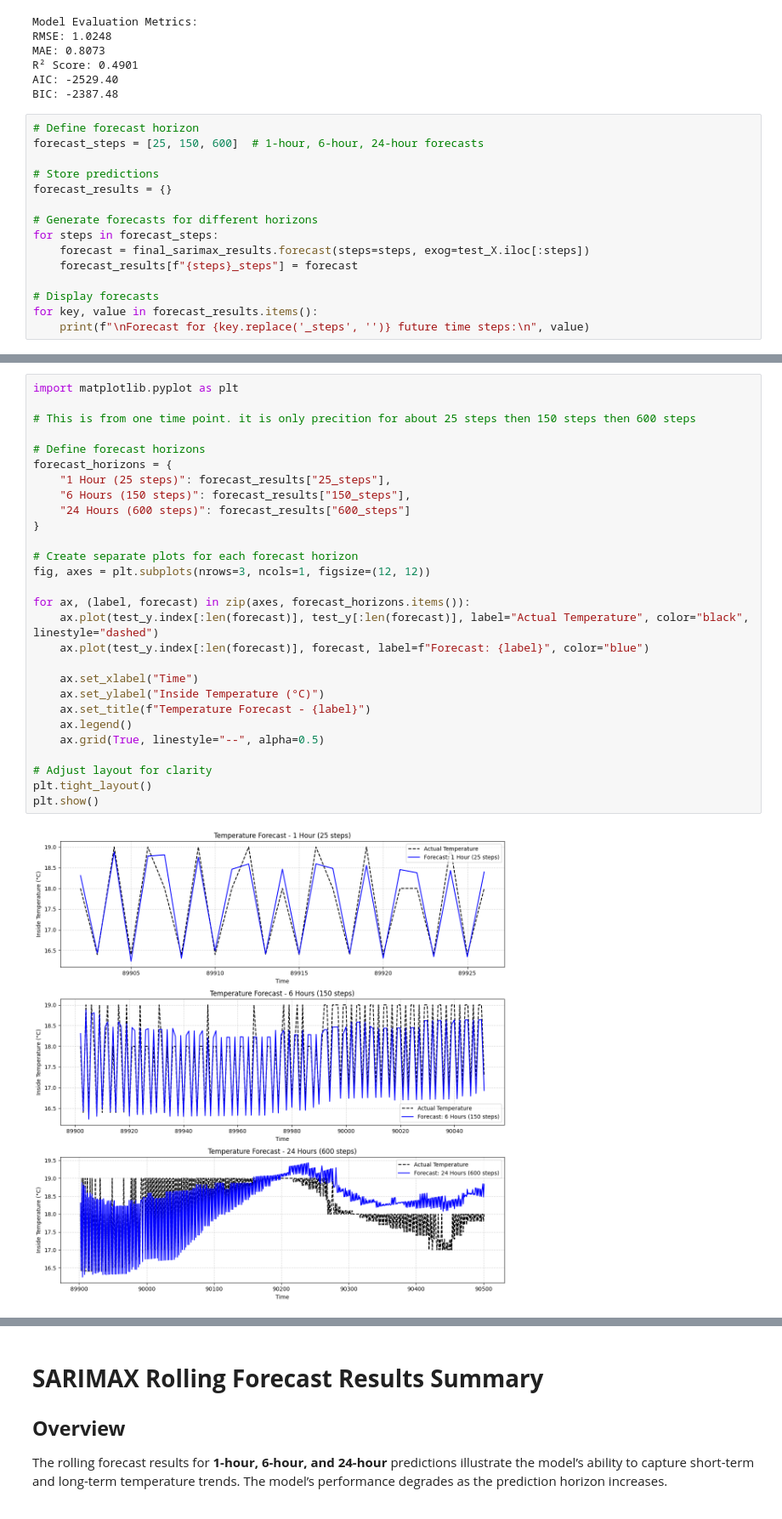
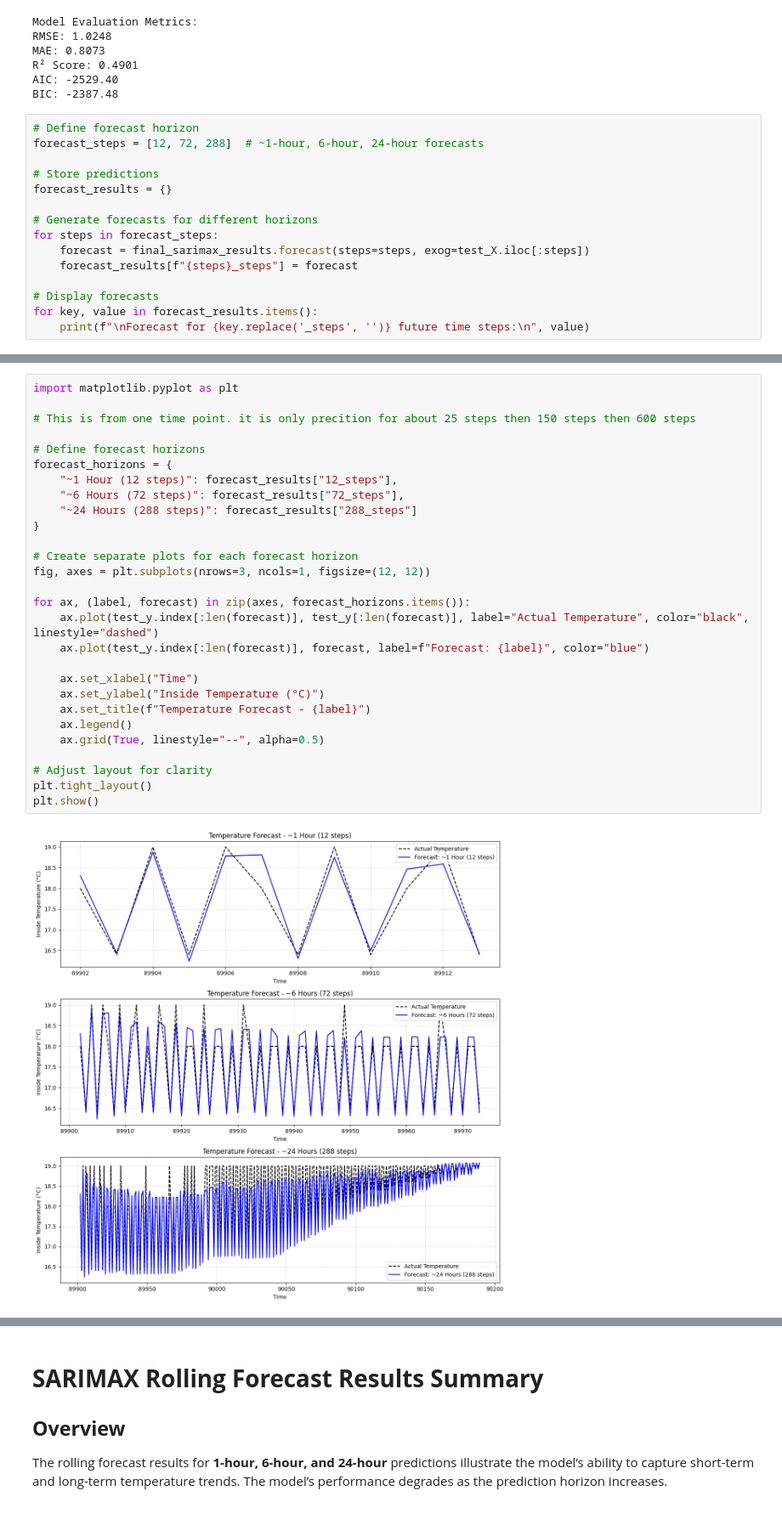
Before and after one commit to oxayavongsa/aai-530-iot, a Jupyter notebook: ARIMA.ipynb, the cells around one changed output, grey strips where cells are left out. Shown at 85% size. Cells and saved outputs as stored; diff of their text form.

Commit message:
updated time frame
had the wrong time frame for an hour 6 hours and 24 hours. now updated it with the correct steps. model looks closer but still similar results from prior

```diff
--- a/ARIMA.ipynb
+++ b/ARIMA.ipynb
@@ -371,7 +371,7 @@ AIC: -2529.40
 BIC: -2387.48
 # %%
 # Define forecast horizon
-forecast_steps = [25, 150, 600]  # 1-hour, 6-hour, 24-hour forecasts
+forecast_steps = [12, 72, 288]  # ~1-hour, 6-hour, 24-hour forecasts
 
 # Store predictions
 forecast_results = {}
@@ -405,31 +405,31 @@ Name: predicted_mean, Length: 600, dtype: float64
 # %%
 import matplotlib.pyplot as plt
 
 # This is from one time point. it is only precition for about 25 steps then 150 steps then 600 steps
 
 # Define forecast horizons
 forecast_horizons = {
-    "1 Hour (25 steps)": forecast_results["25_steps"],
-    "6 Hours (150 steps)": forecast_results["150_steps"],
-    "24 Hours (600 steps)": forecast_results["600_steps"]
+    "~1 Hour (12 steps)": forecast_results["12_steps"],
+    "~6 Hours (72 steps)": forecast_results["72_steps"],
+    "~24 Hours (288 steps)": forecast_results["288_steps"]
 }
 
 # Create separate plots for each forecast horizon
 fig, axes = plt.subplots(nrows=3, ncols=1, figsize=(12, 12))
 
 for ax, (label, forecast) in zip(axes, forecast_horizons.items()):
     ax.plot(test_y.index[:len(forecast)], test_y[:len(forecast)], label="Actual Temperature", color="black", linestyle="dashed")
     ax.plot(test_y.index[:len(forecast)], forecast, label=f"Forecast: {label}", color="blue")
 
     ax.set_xlabel("Time")
     ax.set_ylabel("Inside Temperature (°C)")
     ax.set_title(f"Temperature Forecast - {label}")
     ax.legend()
     ax.grid(True, linestyle="--", alpha=0.5)
 
 # Adjust layout for clarity
 plt.tight_layout()
 plt.show()
 # %% [output]
-[figure, old version]
+[figure, new version]
 # %%
```
Also changed, not shown: parts of 3 cells of this notebook, 1 other file.
